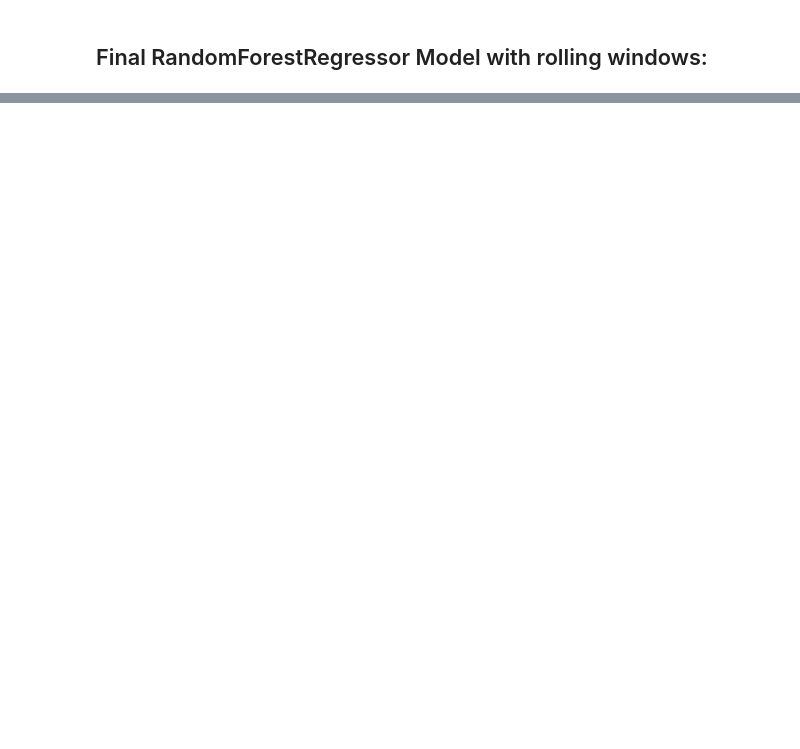
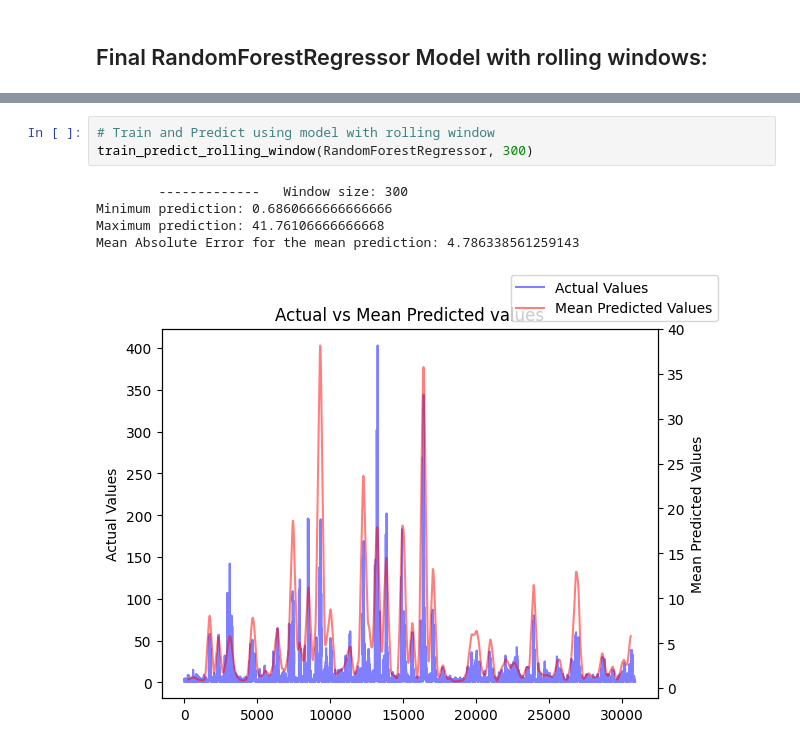
Before and after one commit to FarazRazi/Uber-Demand-Supply-Forecasting-with-AI, a Jupyter notebook: src/main.ipynb, the cells around one changed output, grey strips where cells are left out. Drawn from its saved outputs; the diff is of its cells as text; blank space fills up the shorter version.

```diff
--- a/src/main.ipynb
+++ b/src/main.ipynb
@@ -210,0 +212,9 @@ KeyboardInterrupt:
+# %%
+# Train and Predict using model with rolling window
+train_predict_rolling_window(RandomForestRegressor, 300)
+# %% [output]
+        -------------   Window size: 300
+Minimum prediction: 0.6860666666666666
+Maximum prediction: 41.76106666666668
+Mean Absolute Error for the mean prediction: 4.786338561259143
+[figure, added]
```
Also changed, not shown: parts of 12 cells of this notebook.
